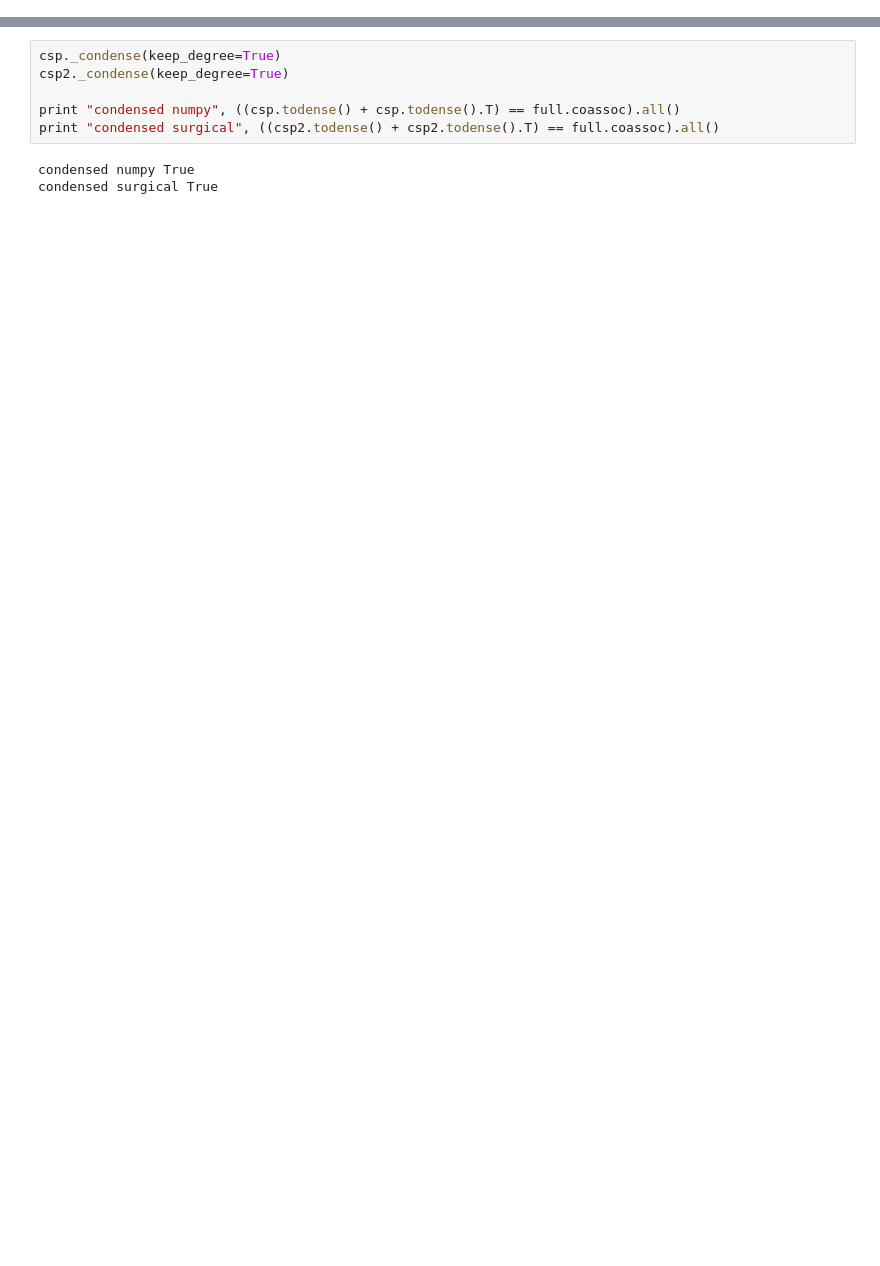
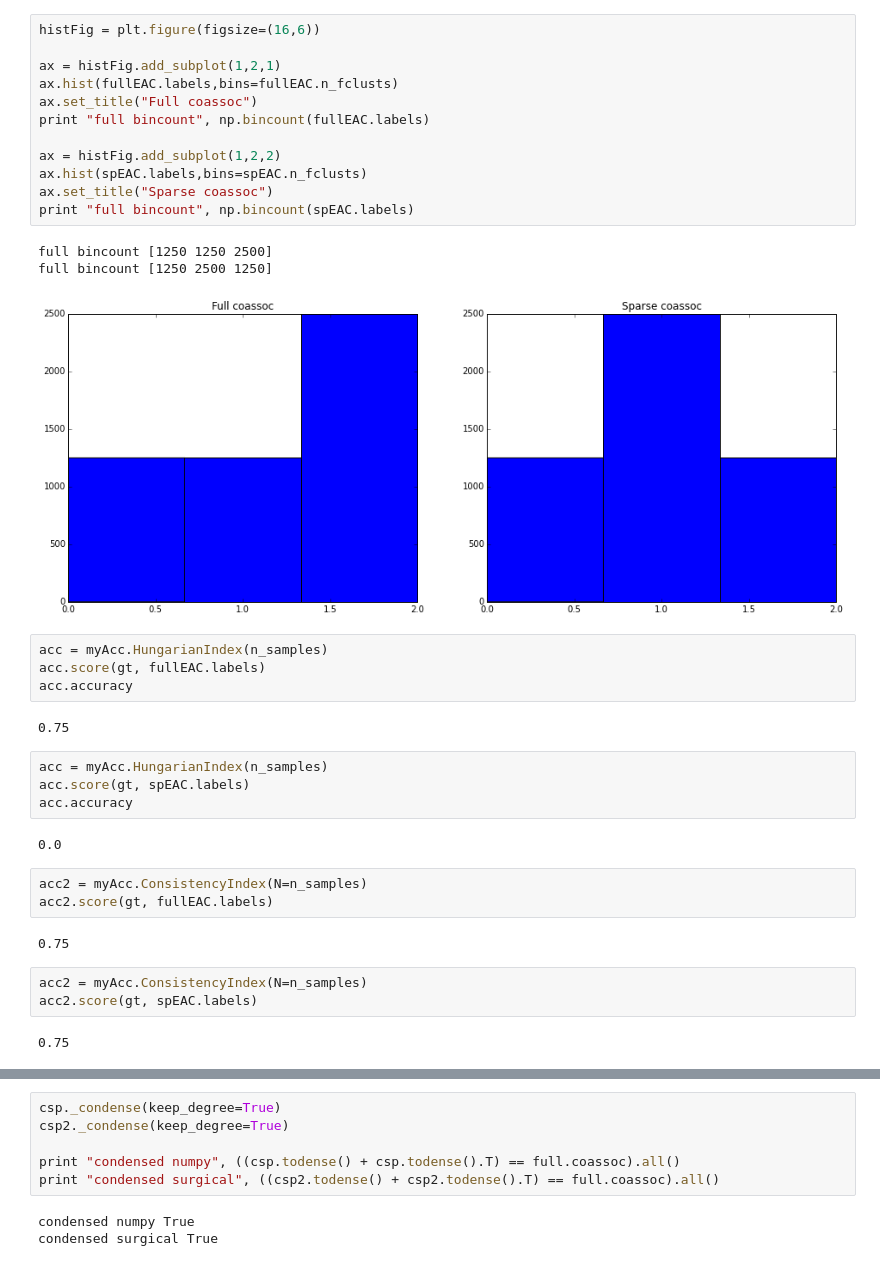
Before and after one commit to diogo-aos/QCThesis, a Jupyter notebook: notebooks/Untitled1.ipynb, the cells around one changed output, grey strips where cells are left out. Cells and saved outputs as stored; diff of their text form; blank space fills up the shorter version.

```diff
--- a/notebooks/Untitled1.ipynb
+++ b/notebooks/Untitled1.ipynb
@@ -29,0 +65,38 @@ reload(myEac)
+# %%
+histFig = plt.figure(figsize=(16,6))
+
+ax = histFig.add_subplot(1,2,1)
+ax.hist(fullEAC.labels,bins=fullEAC.n_fclusts)
+ax.set_title("Full coassoc")
+print "full bincount", np.bincount(fullEAC.labels)
+
+ax = histFig.add_subplot(1,2,2)
+ax.hist(spEAC.labels,bins=spEAC.n_fclusts)
+ax.set_title("Sparse coassoc")
+print "full bincount", np.bincount(spEAC.labels)
+# %% [output]
+full bincount [1250 1250 2500]
+full bincount [1250 2500 1250]
+[figure, added]
+# %%
+acc = myAcc.HungarianIndex(n_samples)
+acc.score(gt, fullEAC.labels)
+acc.accuracy
+# %% [output]
+0.75
+# %%
+acc = myAcc.HungarianIndex(n_samples)
+acc.score(gt, spEAC.labels)
+acc.accuracy
+# %% [output]
+0.0
+# %%
+acc2 = myAcc.ConsistencyIndex(N=n_samples)
+acc2.score(gt, fullEAC.labels)
+# %% [output]
+0.75
+# %%
+acc2 = myAcc.ConsistencyIndex(N=n_samples)
+acc2.score(gt, spEAC.labels)
+# %% [output]
+0.75
```
Also changed, not shown: parts of 42 cells of this notebook, 5 other files.
